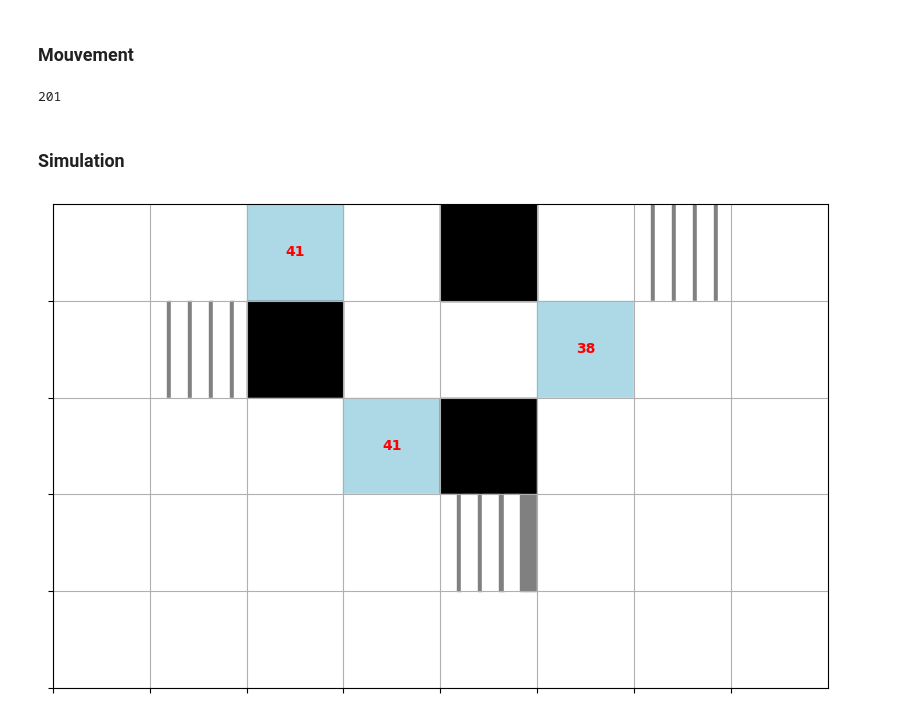
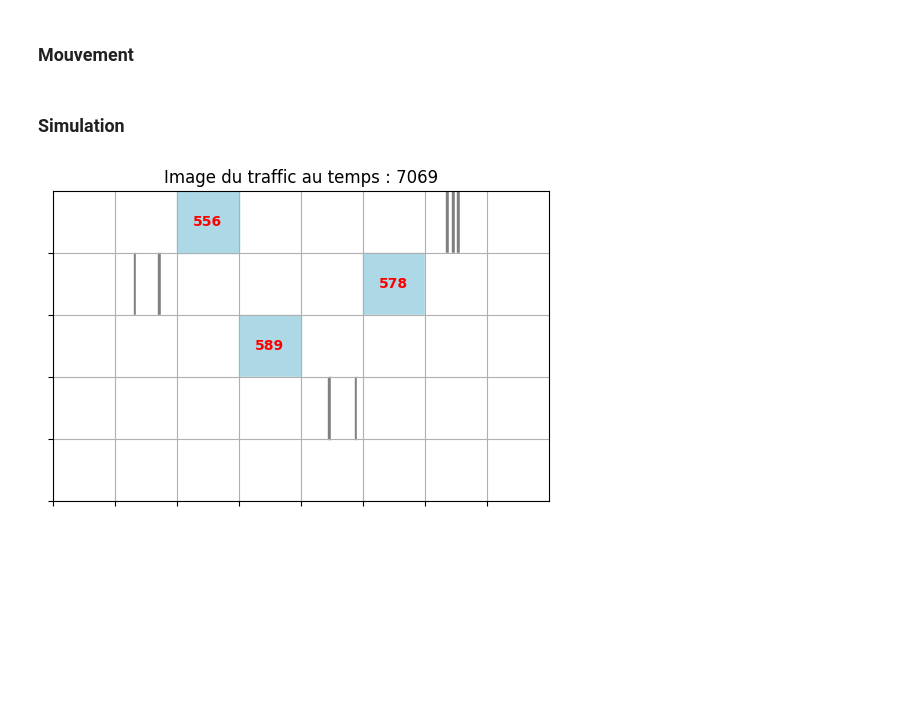
Before and after one commit to Mathisadi/CTZ, a Jupyter notebook: Modele.ipynb, the cells around one changed output. Saved outputs shown, nothing was run; the diff lists cells and outputs as text; code cells hidden in the pictures; blank space fills up the shorter version.

Commit message:
Création environement+ simulation

```diff
--- a/Modele.ipynb
+++ b/Modele.ipynb
@@ -210,17 +210,17 @@ Traffic_44 = [0]
 Direction_02 = []
 Direction_03 = []
 Direction_04 = []
-Direction_05 = [[1, 0, 0, 0], 0]
+Direction_05 = [[0.5, 0.5, 0, 0], 0]
 Direction_06 = [[1, 0, 0, 0], 0]
 Direction_07 = [[1, 0, 0, 0], 0]
 Direction_10 = [[0, 0, 1, 0], 0]
 Direction_11 = [[0, 0, 1, 0], 0]
-Direction_12 = [[0, 1, 0, 0], 0]
+Direction_12 = [[0, 0.5, 0.5, 0], 0]
 Direction_13 = []
 Direction_14 = []
 Direction_15 = []
 Direction_23 = []
-Direction_24 = [[0, 0, 1, 0], 0]
+Direction_24 = [[0.5, 0, 0.5, 0], 0]
 Direction_34 = [[0, 0, 0, 1], 0]
 Direction_44 = [[0, 0, 0, 1], 0]
 
@@ -294,7 +294,7 @@ def update_départ():
         for j in range(len(route[i])):
             if route[i][j] != 0:
                 if route[i][j][0] == "Depart":
-                    if (temps % route[i][j][2]) == 0:
+                    if random.random() <= route[i][j][2]/60:
                         traffic[i][j][0] += 1
 
 
@@ -645,12 +645,10 @@ def mouvement(n):
                                 traffic[i][j][-k] -= 1
 
         temps += 1
-# %% [output]
-201
 # %% [markdown]
 ### Simulation
 # %%
-def simulation(traffic):
+def simulation():
 
     traffic_matrix = traffic
 
@@ -659,7 +657,7 @@ def simulation(traffic):
     n_cols = len(traffic_matrix[0])
 
     # Créer une figure et des axes
-    fig, ax = plt.subplots(figsize=(10, 10))
+    fig, ax = plt.subplots()
 
     # Calcul du facteur de mise à l'échelle pour la largeur
     # Trouver la plus grande longueur de route dans la matrice
@@ -672,51 +670,52 @@ def simulation(traffic):
 
             # Si c'est une case vide (0)
             if value == 0:
-                ax.add_patch(patches.Rectangle((j, n_rows - 1 - i), 1, 1, fill=True, color='white', edgecolor='black'))
+                ax.add_patch(patches.Rectangle((j, n_rows - 1 - i), 1, 1, fill=True, color='white'))
 
             # Si c'est une voiture simple (1)
             elif value == [1]:
-                ax.add_patch(patches.Rectangle((j, n_rows - 1 - i), 1, 1, fill=True, color='black', edgecolor='black'))
+                ax.add_patch(patches.Rectangle((j, n_rows - 1 - i), 1, 1, fill=True, color='black'))
 
             # Si c'est une route (liste avec plusieurs valeurs)
             elif isinstance(value, list) and len(value) > 1:
                 route_len = len(value)
-                route_color = 'Grey'  # Assigner une couleur différente à chaque route
+
                 # Adapter la largeur des sous-cases pour que toutes les sous-cases tiennent dans une case
                 sub_w = 1 / route_len  # Largeur de la sous-case
 
                 # Diviser la case en plusieurs sous-cases pour chaque élément de la route
                 for k, sub_value in enumerate(value):
                     sub_x = j + (k * sub_w)  # Position en x de la sous-case
                     if sub_value == 1:
                         # Colorier la sous-case et son contour
                         ax.add_patch(patches.Rectangle((sub_x, n_rows - 1 - i), sub_w, 1,
-                                                    fill=True, color=route_color, edgecolor='Black'))
+                                                    fill=True, color='Grey'))
                     else:
                         # Colorier une sous-case vide avec un contour coloré
                         ax.add_patch(patches.Rectangle((sub_x, n_rows - 1 - i), sub_w, 1,
-                                                    fill=True, color='white', edgecolor='Black'))
+                                                    fill=True, color='white'))
 
             # Si c'est une zone de départ ou fin (nombre > 1)
             elif isinstance(value, list) and value[0] > 1:
-                ax.add_patch(patches.Rectangle((j, n_rows - 1 - i), 1, 1, fill=True, color='lightblue', edgecolor='black'))
+                ax.add_patch(patches.Rectangle((j, n_rows - 1 - i), 1, 1, fill=True, color='lightblue'))
                 # Annoter la case avec le nombre correspondant
                 ax.text(j + 0.5, n_rows - 1 - i + 0.5, str(value[0]), color='red', weight='bold', ha='center', va='center')
 
     # Réglages de la grille
     ax.set_xlim(0, n_cols)
     ax.set_ylim(0, n_rows)
     ax.set_xticks(np.arange(0, n_cols, 1))
     ax.set_yticks(np.arange(0, n_rows, 1))
     ax.set_xticklabels([])
     ax.set_yticklabels([])
     ax.grid(True)
 
     # Afficher la figure
     plt.gca().set_aspect('equal', adjustable='box')
+    plt.title("Image du traffic au temps : " + str(temps))
     plt.show()
 
 mouvement(1)
-simulation(traffic)
+simulation()
 # %% [output]
-[figure, old version]
+[figure, new version]
```
Also changed, not shown: 2 other files.
